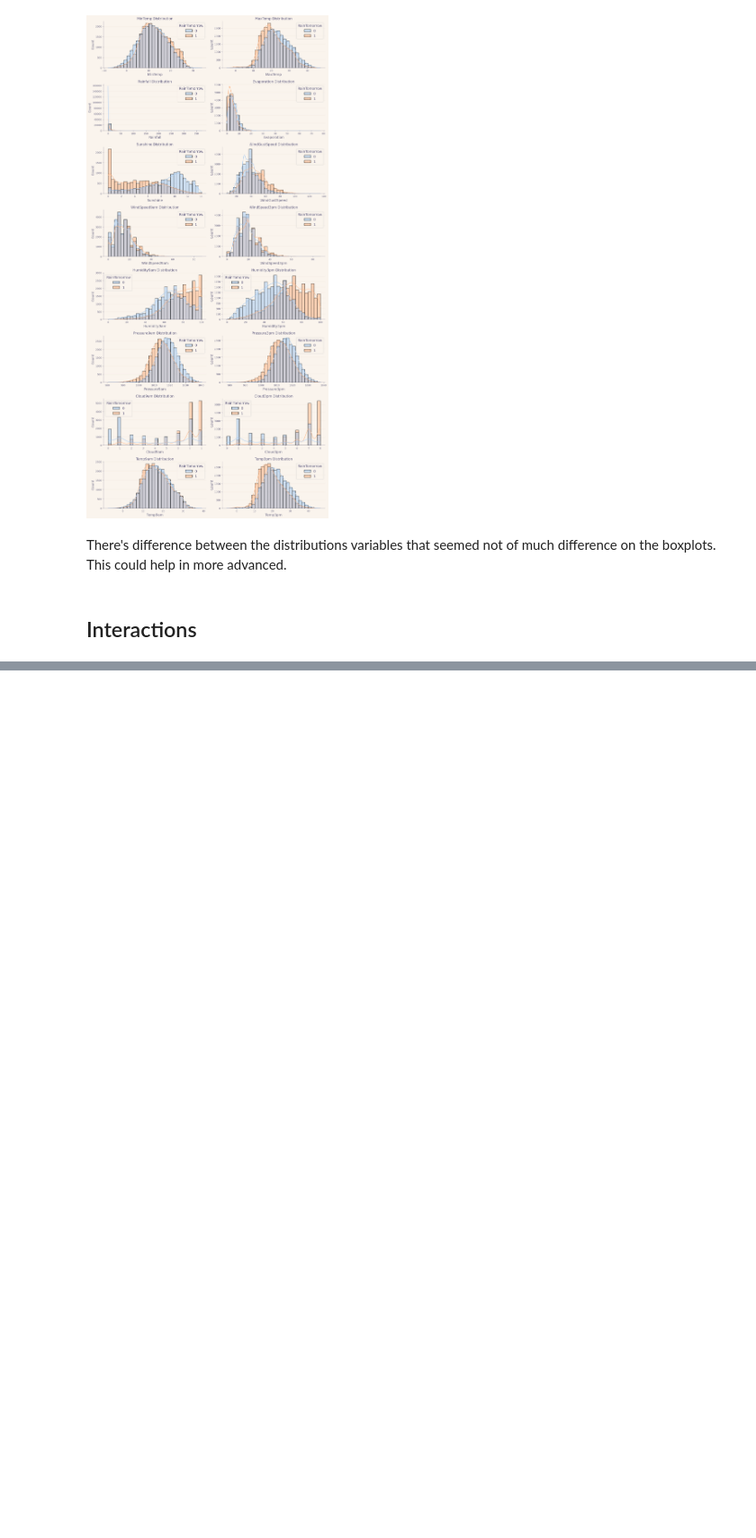
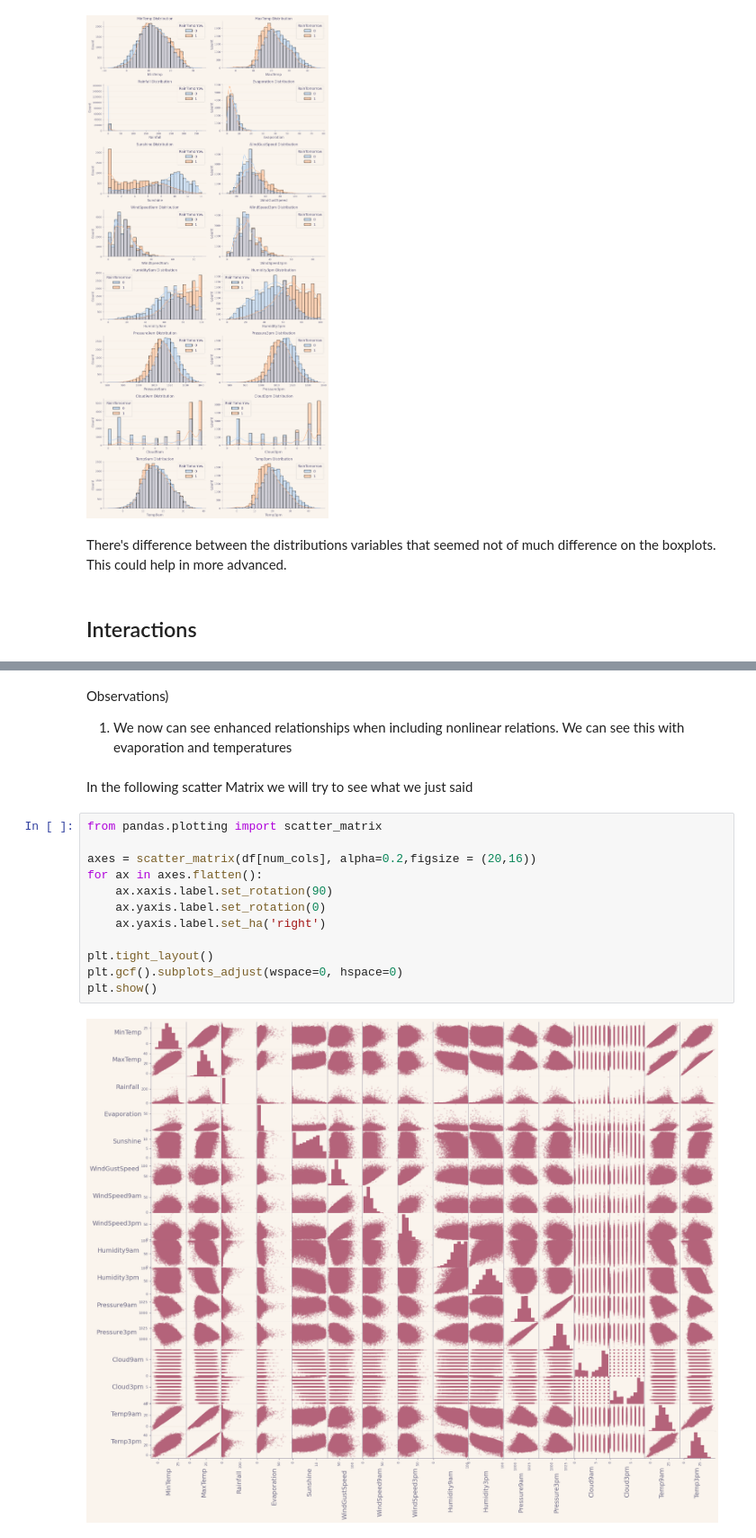
Before and after one commit to jordigb4/Rain_prediction, a Jupyter notebook: Notebook 1.ipynb, the cells around one changed output, grey strips where cells are left out. Shown at 90% size. Drawn from its saved outputs; the diff is of its cells as text; blank space fills up the shorter version.

```diff
--- a/Notebook 1.ipynb
+++ b/Notebook 1.ipynb
@@ -357,0 +374,19 @@ sns.heatmap(data= df[num_cols])
+# %% [markdown]
+Observations)
+1. We now can see enhanced relationships when including nonlinear relations. We can see this with  evaporation and temperatures
+# %% [markdown]
+In the following scatter Matrix we will try to see what we just said
+# %%
+from pandas.plotting import scatter_matrix
+
+axes = scatter_matrix(df[num_cols], alpha=0.2,figsize = (20,16))
+for ax in axes.flatten():
+    ax.xaxis.label.set_rotation(90)
+    ax.yaxis.label.set_rotation(0)
+    ax.yaxis.label.set_ha('right')
+
+plt.tight_layout()
+plt.gcf().subplots_adjust(wspace=0, hspace=0)
+plt.show()
+# %% [output]
+[figure, added]
```
Also changed, not shown: parts of 18 cells of this notebook, 2 other files.
